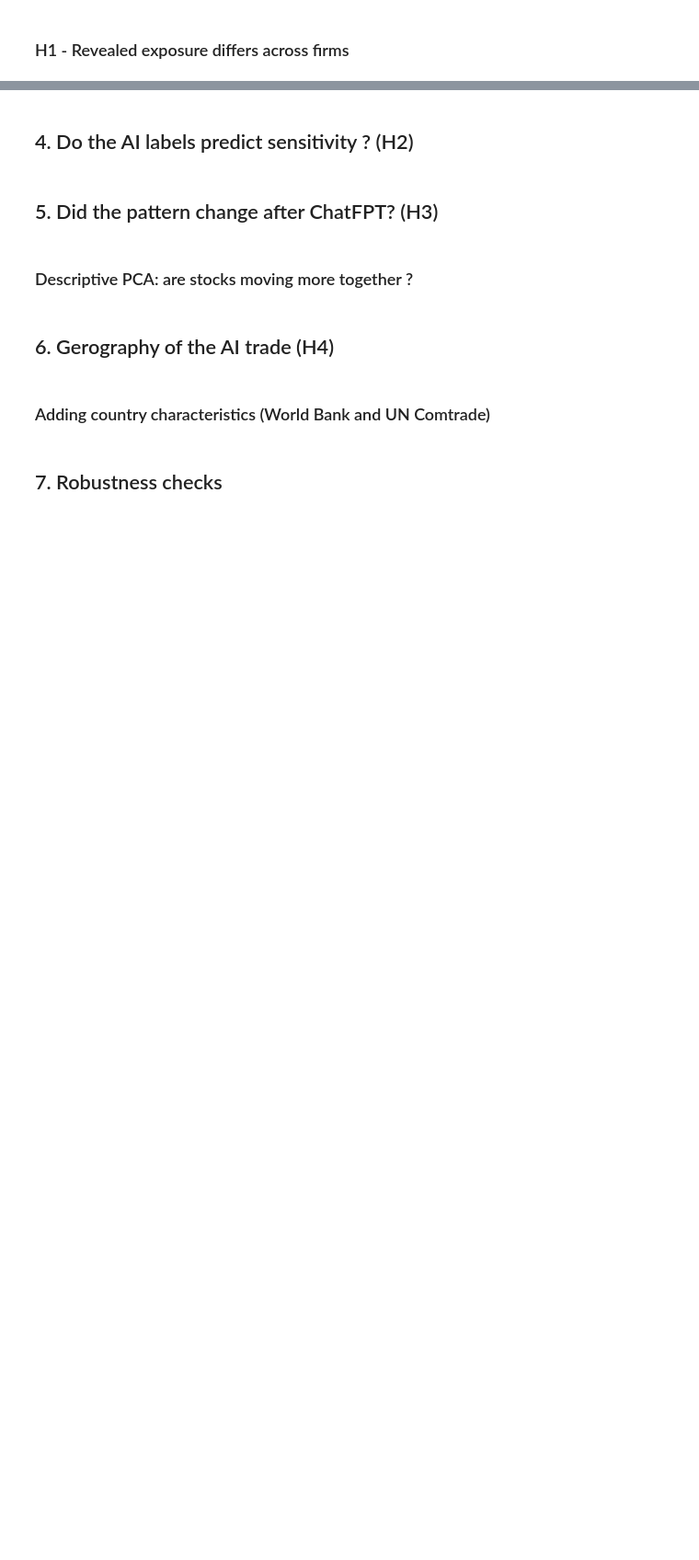
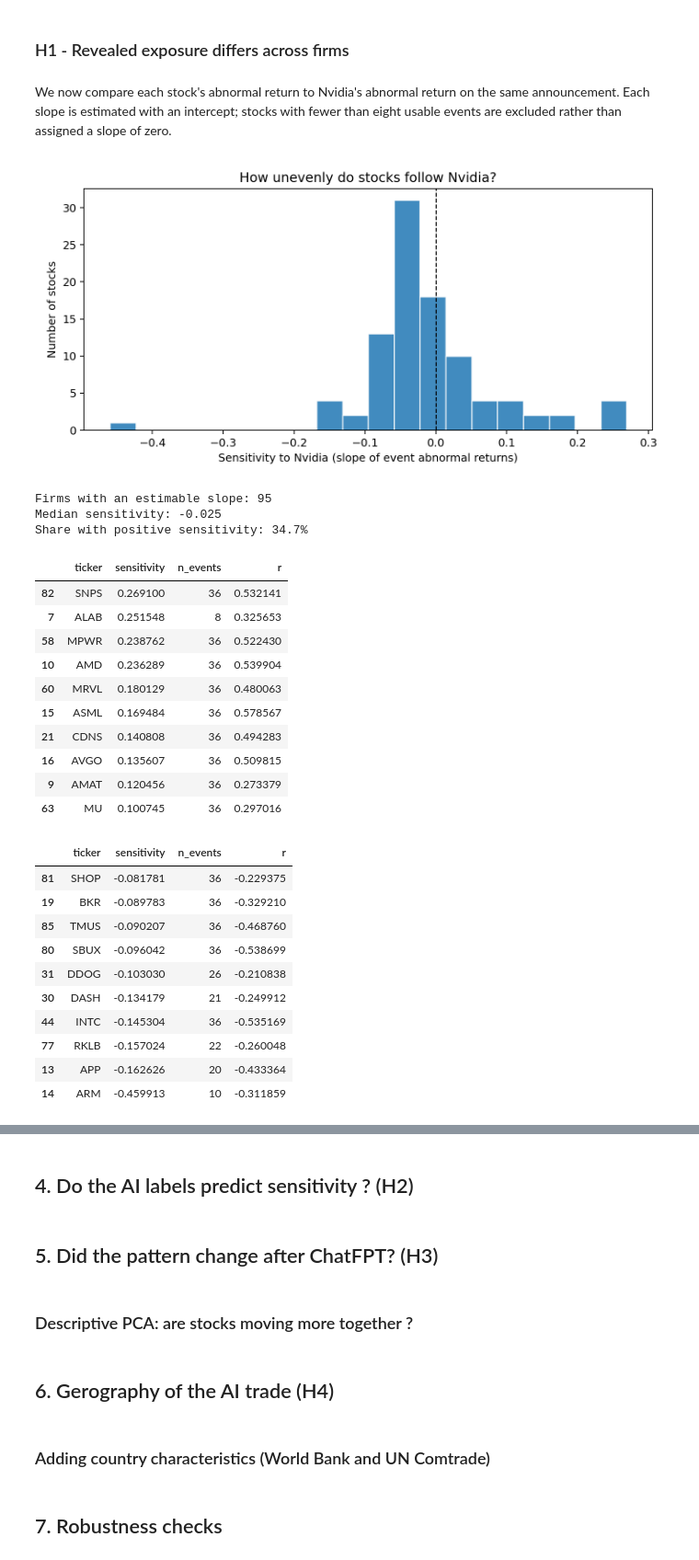
Before and after one commit to ayarhazi/ai-exposure-financial-markets, a Jupyter notebook: notebook1.ipynb, the cells around one changed output, grey strips where cells are left out. Shown at 92% size. Cells and saved outputs as stored; diff of their text form; code cells hidden in the pictures; blank space fills up the shorter version.

```diff
--- a/notebook1.ipynb
+++ b/notebook1.ipynb
@@ -176,2 +216,46 @@ SEC/holdings snapshot found.
 # %% [markdown]
 ### H1 - Revealed exposure differs across firms
+# %% [markdown]
+We now compare each stock's abnormal return to Nvidia's abnormal return on the same announcement. Each slope is estimated with an intercept; stocks with fewer than eight usable events are excluded rather than assigned a slope of zero.
+# %%
+firm_panel = attach_nvda_shocks(all_us)
+firm_slopes = sensitivity_by_stock(firm_panel, min_events=settings.min_events_per_slope)
+firm_slopes = firm_slopes.sort_values("sensitivity", ascending=False)
+if len(firm_slopes) < 5:
+    raise ValueError("Insufficient firm slopes. Check histories and event dates.")
+firm_slopes.to_csv(PROCESSED / "firm_sensitivity.csv", index=False)
+plot_sensitivity_distribution(firm_slopes, FIGURES / "02_firm_sensitivity_histogram.png")
+display(Image(filename=str(FIGURES / "02_firm_sensitivity_histogram.png")))
+
+print("Firms with an estimable slope:", len(firm_slopes))
+print("Median sensitivity:", round(firm_slopes.sensitivity.median(), 3))
+print("Share with positive sensitivity:", f"{100*firm_slopes.sensitivity.gt(0).mean():.1f}%")
+display(firm_slopes[["ticker", "sensitivity", "n_events", "r"]].head(10))
+display(firm_slopes[["ticker", "sensitivity", "n_events", "r"]].tail(10))
+# %% [output]
+[figure, added]
+Firms with an estimable slope: 95
+Median sensitivity: -0.025
+Share with positive sensitivity: 34.7%
+|  | ticker | sensitivity | n_events | r |
+| 82 | SNPS | 0.269100 | 36 | 0.532141 |
+| 7 | ALAB | 0.251548 | 8 | 0.325653 |
+| 58 | MPWR | 0.238762 | 36 | 0.522430 |
+| 10 | AMD | 0.236289 | 36 | 0.539904 |
+| 60 | MRVL | 0.180129 | 36 | 0.480063 |
+| 15 | ASML | 0.169484 | 36 | 0.578567 |
+| 21 | CDNS | 0.140808 | 36 | 0.494283 |
+| 16 | AVGO | 0.135607 | 36 | 0.509815 |
+| 9 | AMAT | 0.120456 | 36 | 0.273379 |
+| 63 | MU | 0.100745 | 36 | 0.297016 |
+|  | ticker | sensitivity | n_events | r |
+| 81 | SHOP | -0.081781 | 36 | -0.229375 |
+| 19 | BKR | -0.089783 | 36 | -0.329210 |
+| 85 | TMUS | -0.090207 | 36 | -0.468760 |
+| 80 | SBUX | -0.096042 | 36 | -0.538699 |
+| 31 | DDOG | -0.103030 | 26 | -0.210838 |
+| 30 | DASH | -0.134179 | 21 | -0.249912 |
+| 44 | INTC | -0.145304 | 36 | -0.535169 |
+| 77 | RKLB | -0.157024 | 22 | -0.260048 |
+| 13 | APP | -0.162626 | 20 | -0.433364 |
+| 14 | ARM | -0.459913 | 10 | -0.311859 |
```
Also changed, not shown: parts of 8 cells of this notebook.
